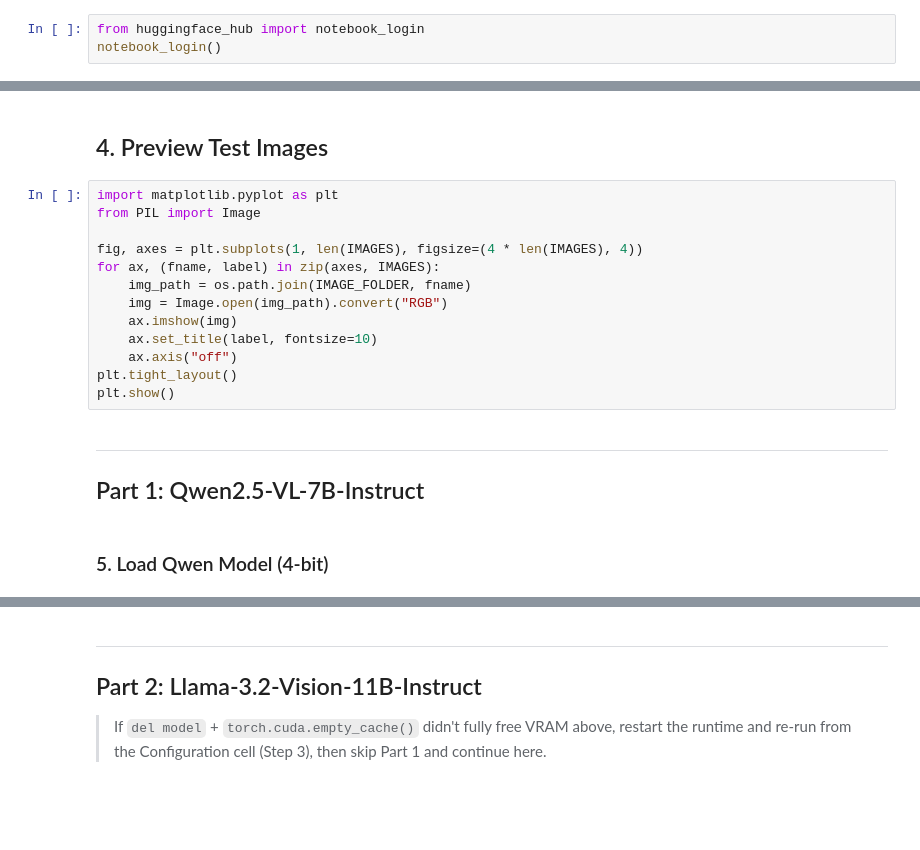
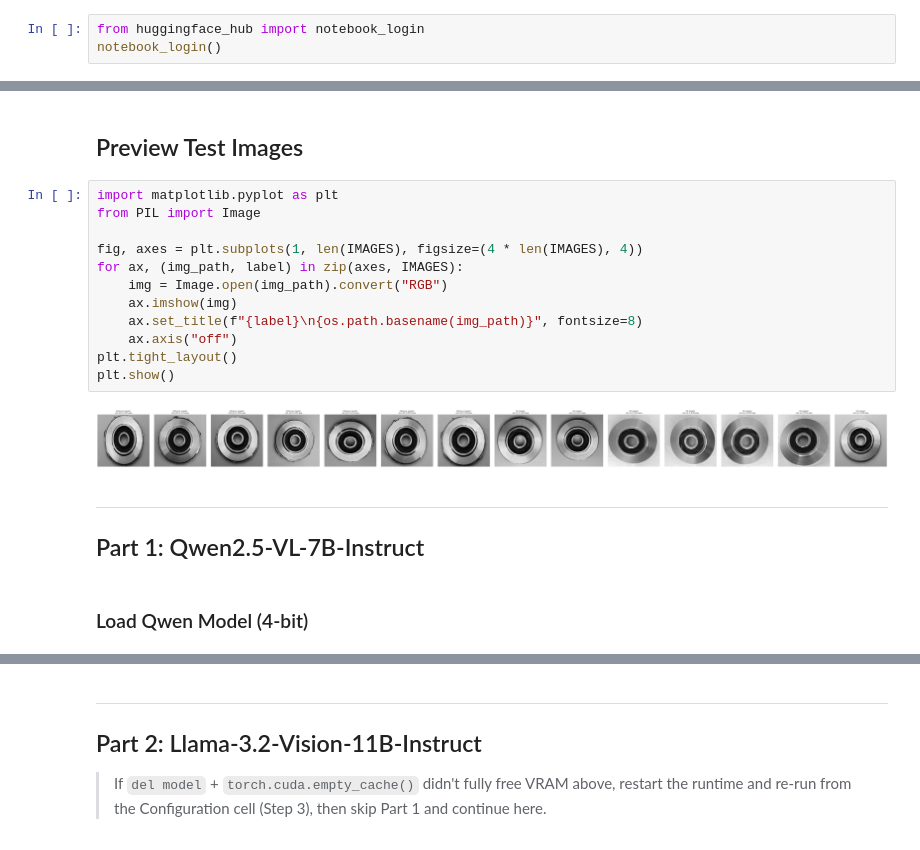
Before and after one commit to amaan784/hpml-final-project, a Jupyter notebook: vlm_thermal_comparison.ipynb, the cells around one changed output, grey strips where cells are left out. Saved outputs shown, nothing was run; the diff lists cells and outputs as text; blank space fills up the shorter version.

```diff
--- a/vlm_thermal_comparison.ipynb
+++ b/vlm_thermal_comparison.ipynb
@@ -67,23 +114,24 @@ for fname, label in IMAGES:
 # %% [markdown]
-## 4. Preview Test Images
+## Preview Test Images
 # %%
 import matplotlib.pyplot as plt
 from PIL import Image
 
 fig, axes = plt.subplots(1, len(IMAGES), figsize=(4 * len(IMAGES), 4))
-for ax, (fname, label) in zip(axes, IMAGES):
-    img_path = os.path.join(IMAGE_FOLDER, fname)
+for ax, (img_path, label) in zip(axes, IMAGES):
     img = Image.open(img_path).convert("RGB")
     ax.imshow(img)
-    ax.set_title(label, fontsize=10)
+    ax.set_title(f"{label}\n{os.path.basename(img_path)}", fontsize=8)
     ax.axis("off")
 plt.tight_layout()
 plt.show()
+# %% [output]
+[figure, added]
 # %% [markdown]
 ---
 ## Part 1: Qwen2.5-VL-7B-Instruct
 # %% [markdown]
-### 5. Load Qwen Model (4-bit)
+### Load Qwen Model (4-bit)
 # %%
 from transformers import Qwen2_5_VLForConditionalGeneration, AutoProcessor, BitsAndBytesConfig
 from qwen_vl_utils import process_vision_info
```
Also changed, not shown: parts of 36 cells of this notebook, 1 other file.
